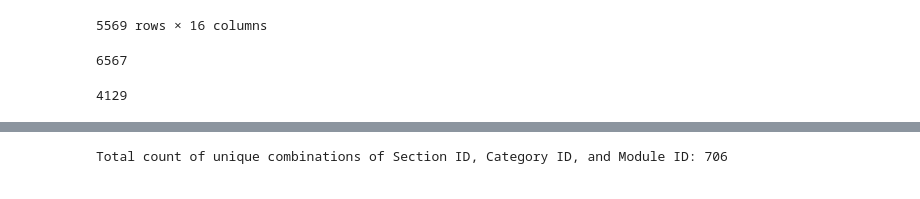
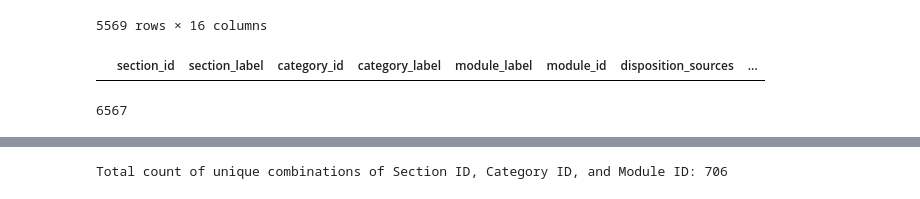
Before and after one commit to pantherdb/bpmodules-site, a Jupyter notebook: loader/playground.ipynb, the cells around one changed output, grey strips where cells are left out. Saved outputs shown, nothing was run; the diff lists cells and outputs as text; code cells hidden in the pictures.

```diff
--- a/loader/playground.ipynb
+++ b/loader/playground.ipynb
@@ -222,27 +214,22 @@ final_df
 | 5567 | OTHER:0001 | other biological process | GO:0060078 | regulation of postsynaptic membra... | regulation of postsynaptic membra... | GO:0060078 | [] | ... |
 | 5568 | OTHER:0001 | other biological process | GO:0060078 | regulation of postsynaptic membra... | regulation of postsynaptic membra... | GO:0060078 | [] | ... |
 5569 rows × 16 columns
-# %%
-leaf_genes_list = final_df['leaf_genes'].tolist()
-flattened_leaf_genes = [gene for sublist in leaf_genes_list if sublist for gene in sublist]
-df_leaf_genes = pd.DataFrame(flattened_leaf_genes)
-df_unique_leaf_genes = df_leaf_genes.drop_duplicates(subset=['gene'])
-
-all_genes = df_unique_leaf_genes["gene_symbol"].tolist()
-
-len(all_genes)
-
-
-#write_to_json(all_genes, ospath.join("all_genes.json"), indent=2)
-# %% [output]
-6567
-# %%
-min_gene_symbols = final_df['leaf_genes'].apply(lambda genes: random.choice(genes)['gene_symbol']  if genes else None)
-unique_gene_symbols_df = set(min_gene_symbols.dropna())
-unique_symbols = list(unique_gene_symbols_df)
-
-len(unique_symbols)
-
-write_to_json(unique_symbols, ospath.join("min_genes.json"), indent=2)
-# %% [output]
-4129
+# %%
+x = final_df[final_df["module_id"]=="GO:0050860"]
+x
+# %% [output]
+|  | section_id | section_label | category_id | category_label | module_label | module_id | disposition_sources | ... |
+# %%
+leaf_genes_list = final_df['leaf_genes'].tolist()
+flattened_leaf_genes = [gene for sublist in leaf_genes_list if sublist for gene in sublist]
+df_leaf_genes = pd.DataFrame(flattened_leaf_genes)
+df_unique_leaf_genes = df_leaf_genes.drop_duplicates(subset=['gene'])
+
+all_genes = df_unique_leaf_genes["gene_symbol"].tolist()
+
+len(all_genes)
+
+
+#write_to_json(all_genes, ospath.join("all_genes.json"), indent=2)
+# %% [output]
+6567
```
Also changed, not shown: parts of 3 cells of this notebook, 7 other files.
